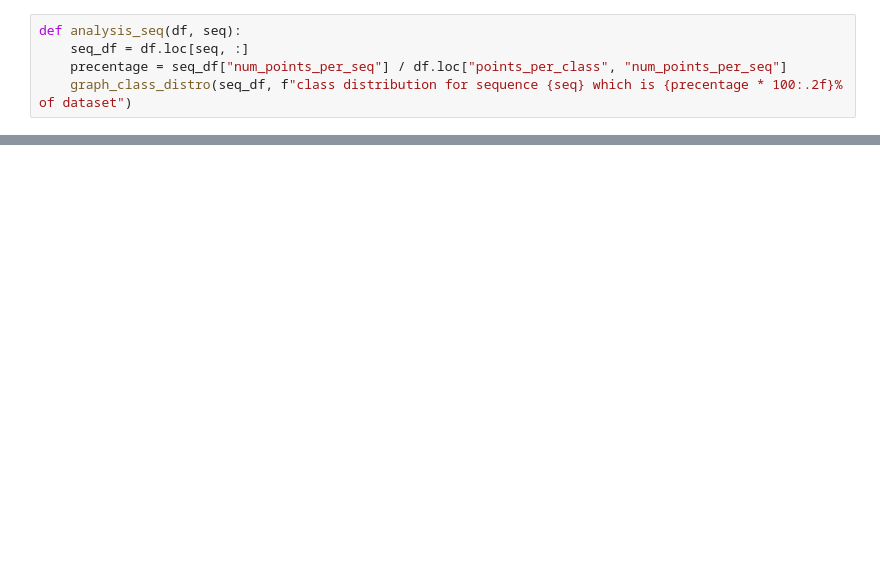
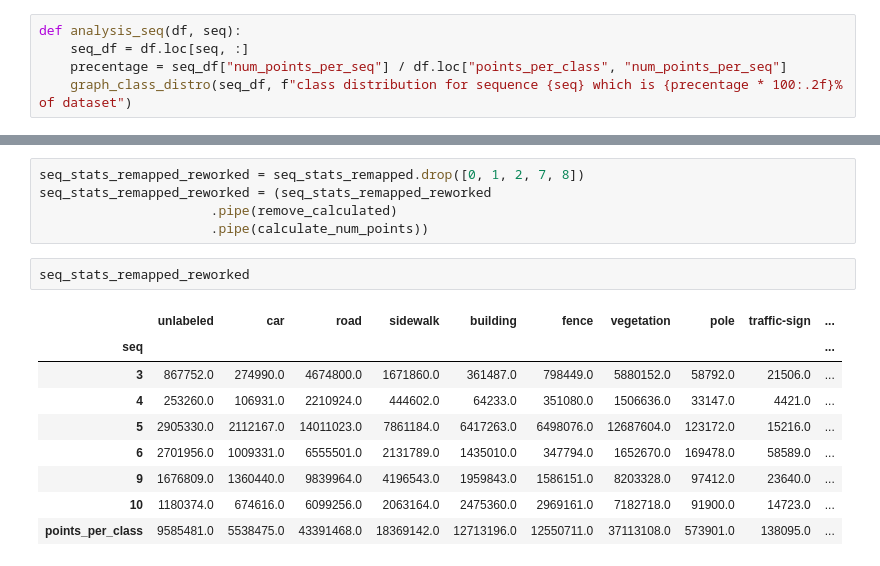
Before and after one commit to aliabdelkader/lidar-bonnetal, a Jupyter notebook: train/tasks/semantic/dataset/filtered-semantic/analysis-remapped.ipynb, the cells around one changed output, grey strips where cells are left out. Cells and saved outputs as stored; diff of their text form; blank space fills up the shorter version.

```diff
--- a/train/tasks/semantic/dataset/filtered-semantic/analysis-remapped.ipynb
+++ b/train/tasks/semantic/dataset/filtered-semantic/analysis-remapped.ipynb
@@ -856,3 +856,20 @@ analysis_seq(seq_stats_remapped, 7)
 analysis_seq(seq_stats_remapped, 1)
 # %% [output]
 [interactive output not drawn]
+# %%
+seq_stats_remapped_reworked = seq_stats_remapped.drop([0, 1, 2, 7, 8])
+seq_stats_remapped_reworked = (seq_stats_remapped_reworked
+                      .pipe(remove_calculated)
+                      .pipe(calculate_num_points))
+# %%
+seq_stats_remapped_reworked
+# %% [output]
+|  | unlabeled | car | road | sidewalk | building | fence | vegetation | pole | traffic-sign | ... |
+| seq |  |  |  |  |  |  |  |  |  | ... |
+| 3 | 867752.0 | 274990.0 | 4674800.0 | 1671860.0 | 361487.0 | 798449.0 | 5880152.0 | 58792.0 | 21506.0 | ... |
+| 4 | 253260.0 | 106931.0 | 2210924.0 | 444602.0 | 64233.0 | 351080.0 | 1506636.0 | 33147.0 | 4421.0 | ... |
+| 5 | 2905330.0 | 2112167.0 | 14011023.0 | 7861184.0 | 6417263.0 | 6498076.0 | 12687604.0 | 123172.0 | 15216.0 | ... |
+| 6 | 2701956.0 | 1009331.0 | 6555501.0 | 2131789.0 | 1435010.0 | 347794.0 | 1652670.0 | 169478.0 | 58589.0 | ... |
+| 9 | 1676809.0 | 1360440.0 | 9839964.0 | 4196543.0 | 1959843.0 | 1586151.0 | 8203328.0 | 97412.0 | 23640.0 | ... |
+| 10 | 1180374.0 | 674616.0 | 6099256.0 | 2063164.0 | 2475360.0 | 2969161.0 | 7182718.0 | 91900.0 | 14723.0 | ... |
+| points_per_class | 9585481.0 | 5538475.0 | 43391468.0 | 18369142.0 | 12713196.0 | 12550711.0 | 37113108.0 | 573901.0 | 138095.0 | ... |
```
Also changed, not shown: parts of 1 cell of this notebook, 2 other files.
